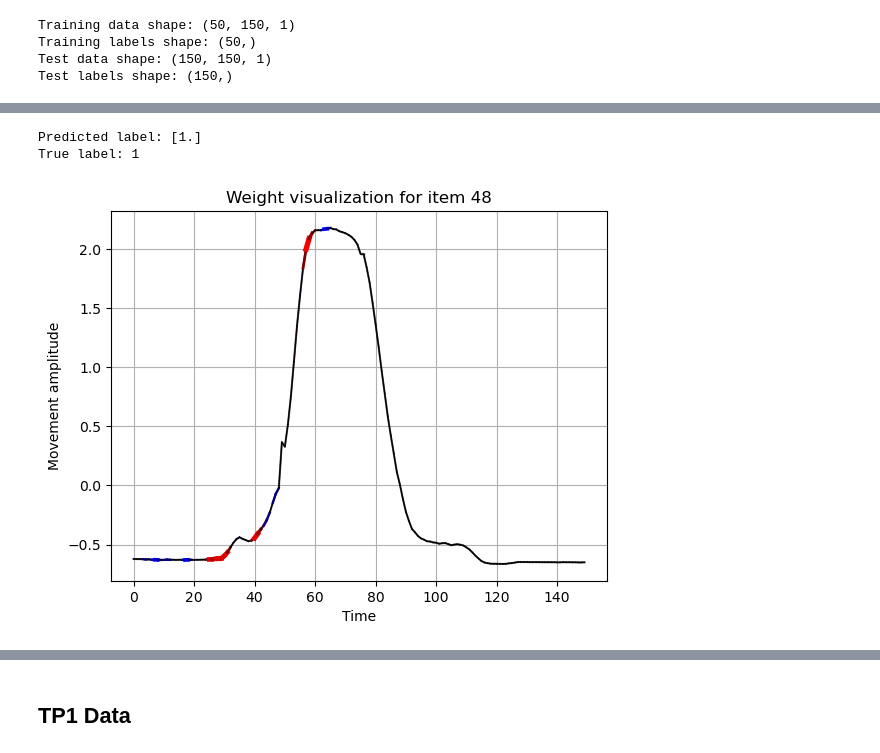
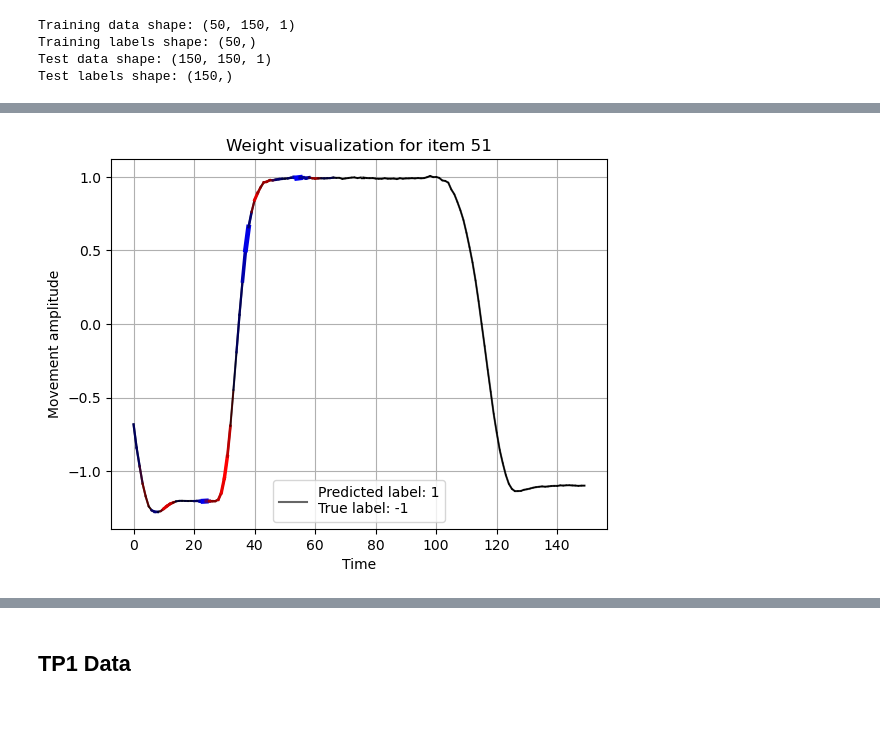
Before and after one commit to MelvinGode/Interpretable-TimeSeries-Classification, a Jupyter notebook: TSC.ipynb, the cells around one changed output, grey strips where cells are left out. Saved outputs shown, nothing was run; the diff lists cells and outputs as text; code cells hidden in the pictures; blank space fills up the shorter version.

Commit message:
Ensemble & LogReg

```diff
--- a/TSC.ipynb
+++ b/TSC.ipynb
@@ -522,15 +590,16 @@ def interpret(model, timeseriesdata, saxdata, ydata, index, custom_ylabel=False)
     saxed = saxdata[index]
     label = ydata[index]
 
-    important_subseq_indices = np.where(abs(model.beta) > 1e-5)[0]
-    important_subseqs = np.array(model.index_to_feature)[important_subseq_indices]
+    prediction = int(model.ensemble_raw([ts])[0])
+
+    important_subseqs, important_weights = model.get_important_features()
 
     highlights = np.zeros(len(ts))
     for i, subseq in enumerate(important_subseqs):
         start = saxed.find(subseq)
         while start >= 0:
             end = start + len(subseq)
-            highlights[start:end] += model.beta[important_subseq_indices[i]] / len(subseq)
+            highlights[start:end] += important_weights[i] / len(subseq)
             start = saxed.find(subseq, end)
 
     # Normalize highlights to be between 0 and 1
@@ -543,16 +612,14 @@ def interpret(model, timeseriesdata, saxdata, ydata, index, custom_ylabel=False)
     bluehue = (negative_highlights - np.min(negative_highlights)) / (np.max(negative_highlights) - np.min(negative_highlights))
     hues = np.stack([redhue, np.zeros(len(ts)), bluehue], axis=-1)
 
-    print("Predicted label:", model.predict([saxed]))
-    print("True label:", label)
-
     plt.title("Weight visualization for item " + str(index))
     plt.grid('a')
     plt.xlabel("Time")
     if custom_ylabel: plt.ylabel(custom_ylabel)
-    plt.plot(ts, color="black", alpha=.6)
+    plt.plot(ts, color="black", alpha=.6, label = f"Predicted label: {prediction}\nTrue label: {label}")
     for i in range(len(ts)-1):
         plt.plot([i,i+1], ts[i : i+2], color=(hues[i] + hues[i+1])/2, lw = 2**(abs(highlights[i]) + abs(highlights[i+1])) )
+    plt.legend()
     plt.show()
 
 interpret(seql, X_test, cancer_sax_test, y_cancer_test, 17, custom_ylabel="Breast cancer dataset")
@@ -683,3 +750,18 @@ Training data shape: (50, 150, 1)
 Training labels shape: (50,)
 Test data shape: (150, 150, 1)
 Test labels shape: (150,)
+# %%
+gunner = SEQL(convergence_threshold=.002, max_iterations=100, C=0.2)
+
+for window_length in [0.2, 0.4, 0.6, 0.8]:
+    print("Training with window size =", window_length,"* L")
+    config = {"function": SAX_window, "w": 16, "alpha": 4, "l_prop": window_length}
+    saxtrain = np.array([SAX_window(ts, w=16, alpha=4, l = int(window_length*len(ts))+1 ) for ts in X_train])
+    gunner.fit(saxtrain, y_train, config=config)
+
+predictions = gunner.ensemble_raw(X_test)
+print("\nEnsemble test accuracy :",np.mean(predictions==y_test))
+
+print("Solo accuracies :")
+for i, config in enumerate(gunner.representation_configs):
+    print(f"Config {i} accuracy :", np.mean(np.sign(gunner.predict_proba_raw(X_test, config_index=i))==y_test))
@@ -686,7 +784,7 @@ Test labels shape: (150,)
 # %%
-gunner = SEQL(convergence_threshold=.002, max_iterations=1000, C=0.2)
-gunner.fit(gunpoint_sax_train, y_train, plot_grads=True)
+solo_gunner = SEQL(convergence_threshold=.002, max_iterations=1000, C=0.2)
+solo_gunner.fit(gunpoint_sax_train, y_train, plot_grads=True, plot_accuracy=True)
 
-print("Train accuracy :", gunner.accuracy(gunpoint_sax_train, y_train))
-print("Test accuracy :", gunner.accuracy(gunpoint_sax_test, y_test))
+print("Train accuracy :", solo_gunner.accuracy(gunpoint_sax_train, y_train))
+print("Test accuracy :", solo_gunner.accuracy(gunpoint_sax_test, y_test))
 # %% [output]
@@ -697,6 +797,4 @@ Test accuracy : 0.76
 # %%
-interpret(gunner, X_test, gunpoint_sax_test, y_test, 48, custom_ylabel="Movement amplitude")
+interpret(gunner, X_test, gunpoint_sax_test, y_test, 51, custom_ylabel="Movement amplitude")
 # %% [output]
-Predicted label: [1.]
-True label: 1
-[figure, old version]
+[figure, new version]
```
Also changed, not shown: parts of 12 cells of this notebook.
